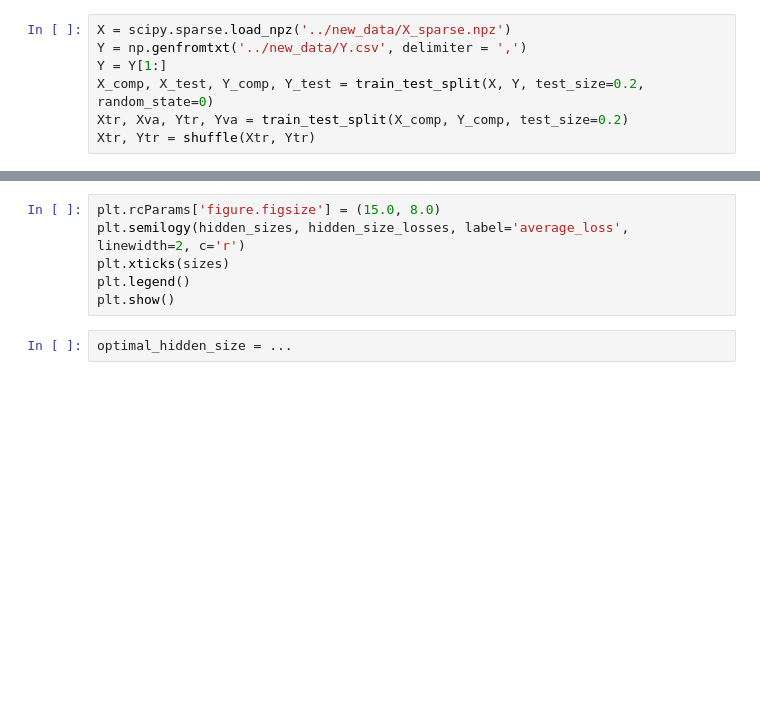
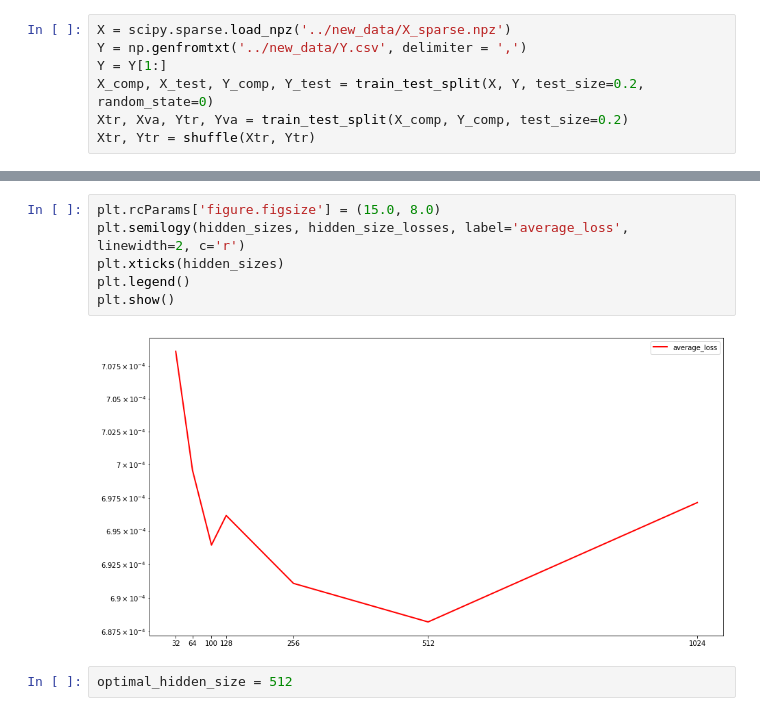
Before and after one commit to 92612ShiyuQiu/Twitter-Sentiment-Analysis, a Jupyter notebook: models/RNN.ipynb, the cells around one changed output, grey strips where cells are left out. Saved outputs shown, nothing was run; the diff lists cells and outputs as text; blank space fills up the shorter version.

```diff
--- a/models/RNN.ipynb
+++ b/models/RNN.ipynb
@@ -295,11 +481,13 @@ RuntimeError: zero-dimensional tensor (at position 0) cannot be concatenated
 # %%
 plt.rcParams['figure.figsize'] = (15.0, 8.0)
 plt.semilogy(hidden_sizes, hidden_size_losses, label='average_loss', linewidth=2, c='r')
-plt.xticks(sizes)
+plt.xticks(hidden_sizes)
 plt.legend()
 plt.show()
+# %% [output]
+[figure, added]
 # %%
-optimal_hidden_size = ...
+optimal_hidden_size = 512
 # %%
 print("learning_rate training started")
 input_size = 5000
```
Also changed, not shown: parts of 19 cells of this notebook, 2 other files.
